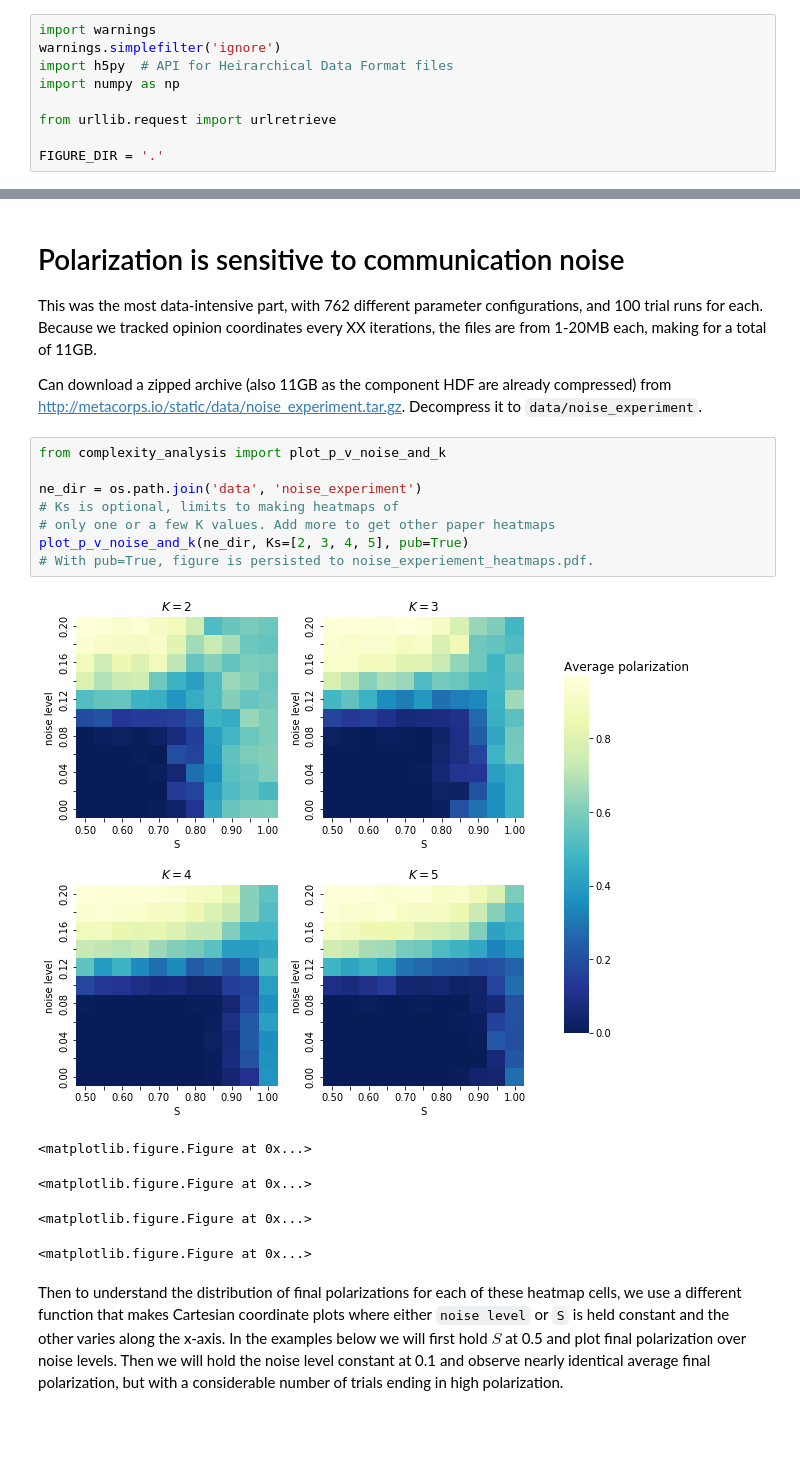
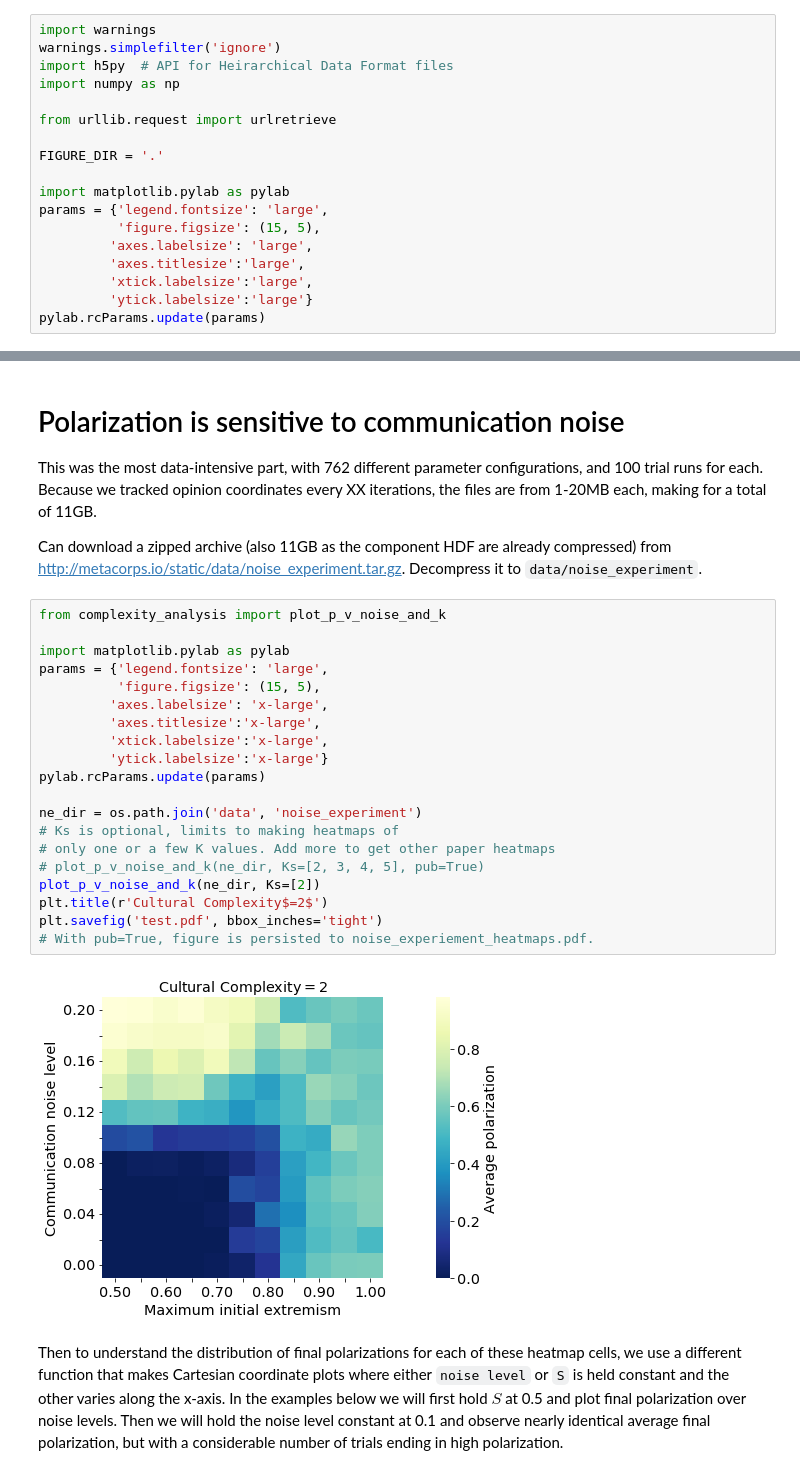
Before and after one commit to mt-digital/polarization, a Jupyter notebook: Complexity Special Issue Supplement.ipynb, the cells around one changed output, grey strips where cells are left out. Saved outputs shown, nothing was run; the diff lists cells and outputs as text; blank space fills up the shorter version.

Commit message:
made plots with larger text for presentation

```diff
--- a/Complexity Special Issue Supplement.ipynb
+++ b/Complexity Special Issue Supplement.ipynb
@@ -7,6 +7,15 @@ import numpy as np
 from urllib.request import urlretrieve
 
 FIGURE_DIR = '.'
+
+import matplotlib.pylab as pylab
+params = {'legend.fontsize': 'large',
+          'figure.figsize': (15, 5),
+         'axes.labelsize': 'large',
+         'axes.titlesize':'large',
+         'xtick.labelsize':'large',
+         'ytick.labelsize':'large'}
+pylab.rcParams.update(params)
 # %% [markdown]
 # Intro
 
@@ -258,18 +267,26 @@ This was the most data-intensive part, with 762 different parameter configuratio
 Can download a zipped archive (also 11GB as the component HDF are already compressed) from http://metacorps.io/static/data/noise_experiment.tar.gz. Decompress it to `data/noise_experiment`.
 # %%
 from complexity_analysis import plot_p_v_noise_and_k
+
+import matplotlib.pylab as pylab
+params = {'legend.fontsize': 'large',
+          'figure.figsize': (15, 5),
+         'axes.labelsize': 'x-large',
+         'axes.titlesize':'x-large',
+         'xtick.labelsize':'x-large',
+         'ytick.labelsize':'x-large'}
+pylab.rcParams.update(params)
 
 ne_dir = os.path.join('data', 'noise_experiment')
 # Ks is optional, limits to making heatmaps of
 # only one or a few K values. Add more to get other paper heatmaps
-plot_p_v_noise_and_k(ne_dir, Ks=[2, 3, 4, 5], pub=True)
+# plot_p_v_noise_and_k(ne_dir, Ks=[2, 3, 4, 5], pub=True)
+plot_p_v_noise_and_k(ne_dir, Ks=[2])
+plt.title(r'Cultural Complexity$=2$')
+plt.savefig('test.pdf', bbox_inches='tight')
 # With pub=True, figure is persisted to noise_experiement_heatmaps.pdf.
 # %% [output]
-[figure, old version]
+[figure, new version]
-<matplotlib.figure.Figure at 0x...>
-<matplotlib.figure.Figure at 0x...>
-<matplotlib.figure.Figure at 0x...>
-<matplotlib.figure.Figure at 0x...>
 # %% [markdown]
 Then to understand the distribution of final polarizations for each
 of these heatmap cells, we use a different function that makes Cartesian coordinate plots where either `noise level` or `S` is held constant and the other varies along the x-axis. In the examples below we will first hold $S$ at 0.5 and plot final polarization over noise levels. Then we will hold the noise level constant at 0.1 and observe nearly identical average final polarization, but with a considerable number of trials ending in high polarization.
```
Also changed, not shown: parts of 10 cells of this notebook, 3 other files.
